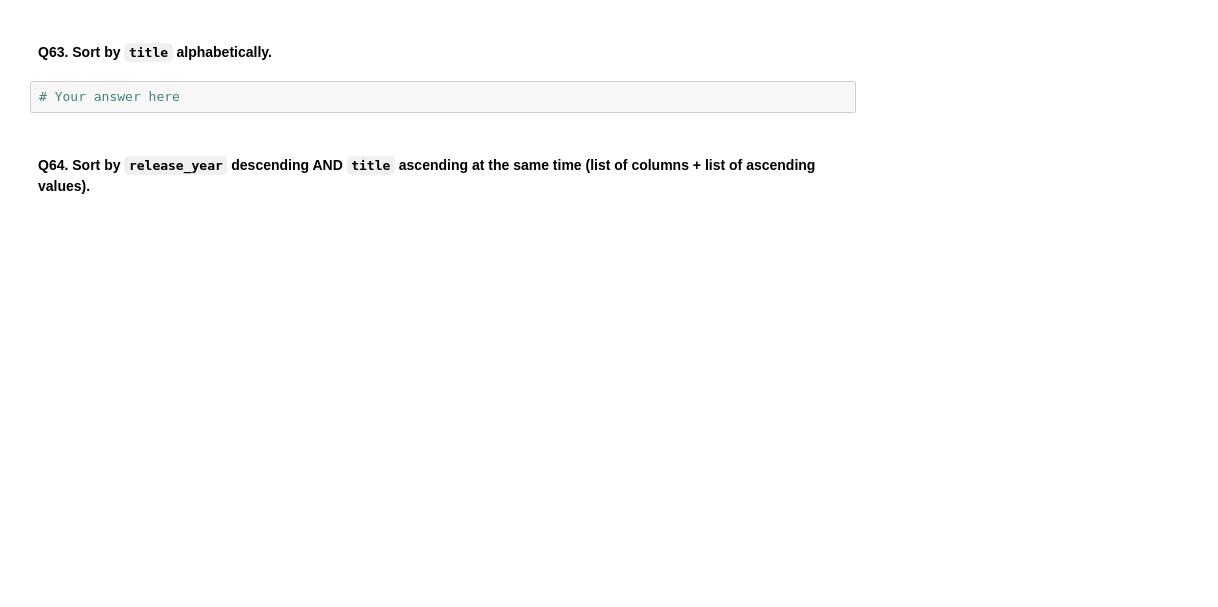
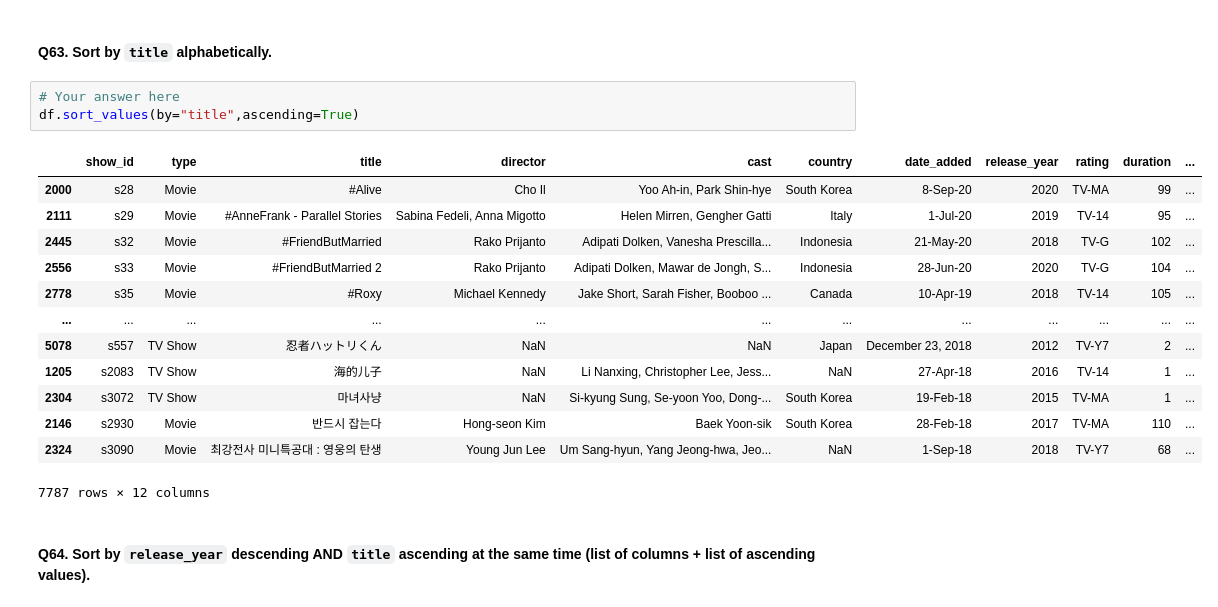
Before and after one commit to Kaini9/Netflix_Dataset_Pandas_125_Questions, a Jupyter notebook: netflix_125_question_workbook.ipynb, the cells around one changed output. Cells and saved outputs as stored; diff of their text form; blank space fills up the shorter version.

```diff
--- a/netflix_125_question_workbook.ipynb
+++ b/netflix_125_question_workbook.ipynb
@@ -728,6 +1064,21 @@ df.sample(2)
 #### Q63. Sort by `title` alphabetically.
 # %%
 # Your answer here
+df.sort_values(by="title",ascending=True)
+# %% [output]
+|  | show_id | type | title | director | cast | country | date_added | release_year | rating | duration | ... |
+| 2000 | s28 | Movie | #Alive | Cho Il | Yoo Ah-in, Park Shin-hye | South Korea | 8-Sep-20 | 2020 | TV-MA | 99 | ... |
+| 2111 | s29 | Movie | #AnneFrank - Parallel Stories | Sabina Fedeli, Anna Migotto | Helen Mirren, Gengher Gatti | Italy | 1-Jul-20 | 2019 | TV-14 | 95 | ... |
+| 2445 | s32 | Movie | #FriendButMarried | Rako Prijanto | Adipati Dolken, Vanesha Prescilla... | Indonesia | 21-May-20 | 2018 | TV-G | 102 | ... |
+| 2556 | s33 | Movie | #FriendButMarried 2 | Rako Prijanto | Adipati Dolken, Mawar de Jongh, S... | Indonesia | 28-Jun-20 | 2020 | TV-G | 104 | ... |
+| 2778 | s35 | Movie | #Roxy | Michael Kennedy | Jake Short, Sarah Fisher, Booboo ... | Canada | 10-Apr-19 | 2018 | TV-14 | 105 | ... |
+| ... | ... | ... | ... | ... | ... | ... | ... | ... | ... | ... | ... |
+| 5078 | s557 | TV Show | 忍者ハットリくん | NaN | NaN | Japan | December 23, 2018 | 2012 | TV-Y7 | 2 | ... |
+| 1205 | s2083 | TV Show | 海的儿子 | NaN | Li Nanxing, Christopher Lee, Jess... | NaN | 27-Apr-18 | 2016 | TV-14 | 1 | ... |
+| 2304 | s3072 | TV Show | 마녀사냥 | NaN | Si-kyung Sung, Se-yoon Yoo, Dong-... | South Korea | 19-Feb-18 | 2015 | TV-MA | 1 | ... |
+| 2146 | s2930 | Movie | 반드시 잡는다 | Hong-seon Kim | Baek Yoon-sik | South Korea | 28-Feb-18 | 2017 | TV-MA | 110 | ... |
+| 2324 | s3090 | Movie | 최강전사 미니특공대 : 영웅의 탄생 | Young Jun Lee | Um Sang-hyun, Yang Jeong-hwa, Jeo... | NaN | 1-Sep-18 | 2018 | TV-Y7 | 68 | ... |
+7787 rows × 12 columns
 # %% [markdown]
 #### Q64. Sort by `release_year` descending AND `title` ascending at the same time (list of columns + list of ascending values).
 # %%
```
Also changed, not shown: parts of 47 cells of this notebook.
